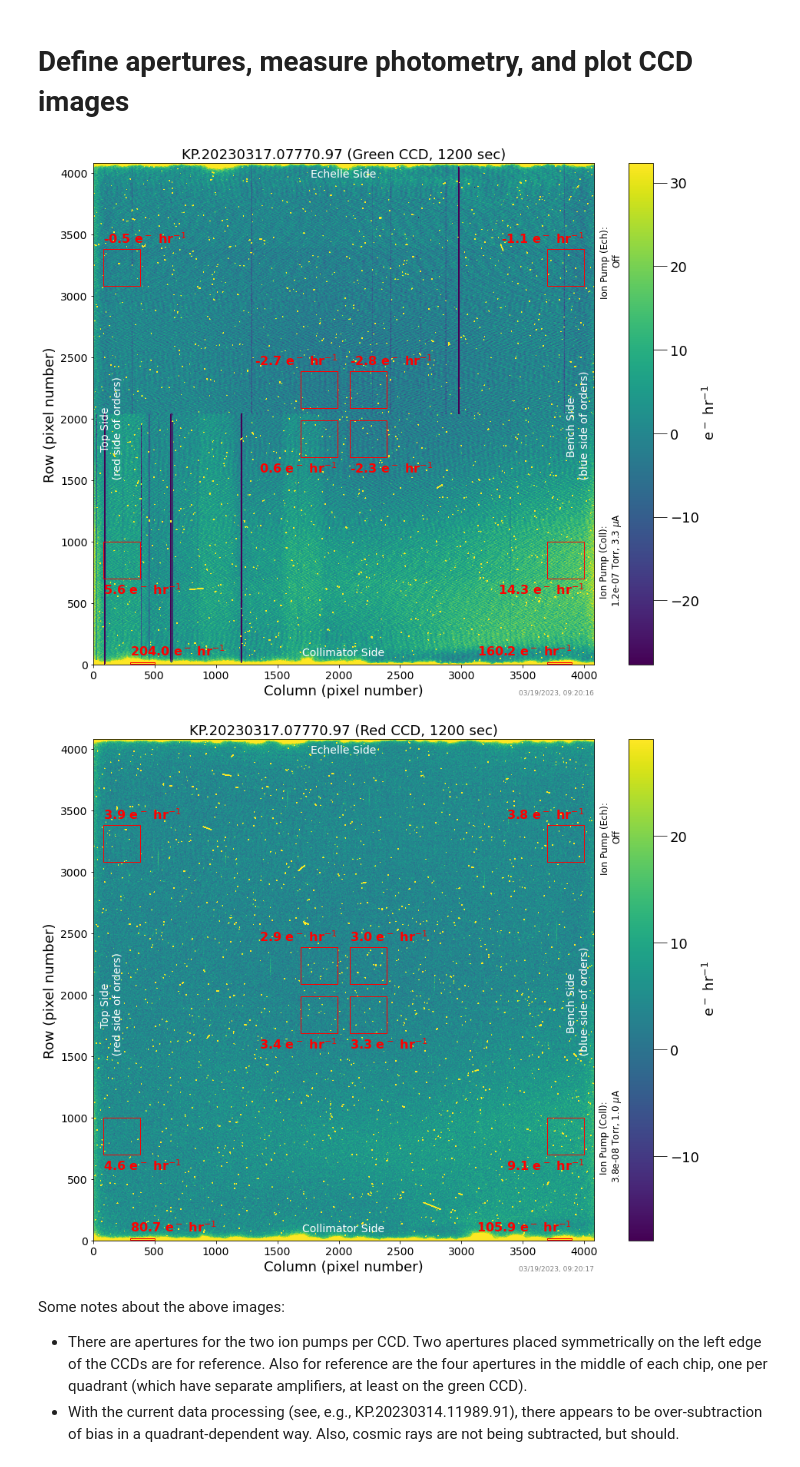
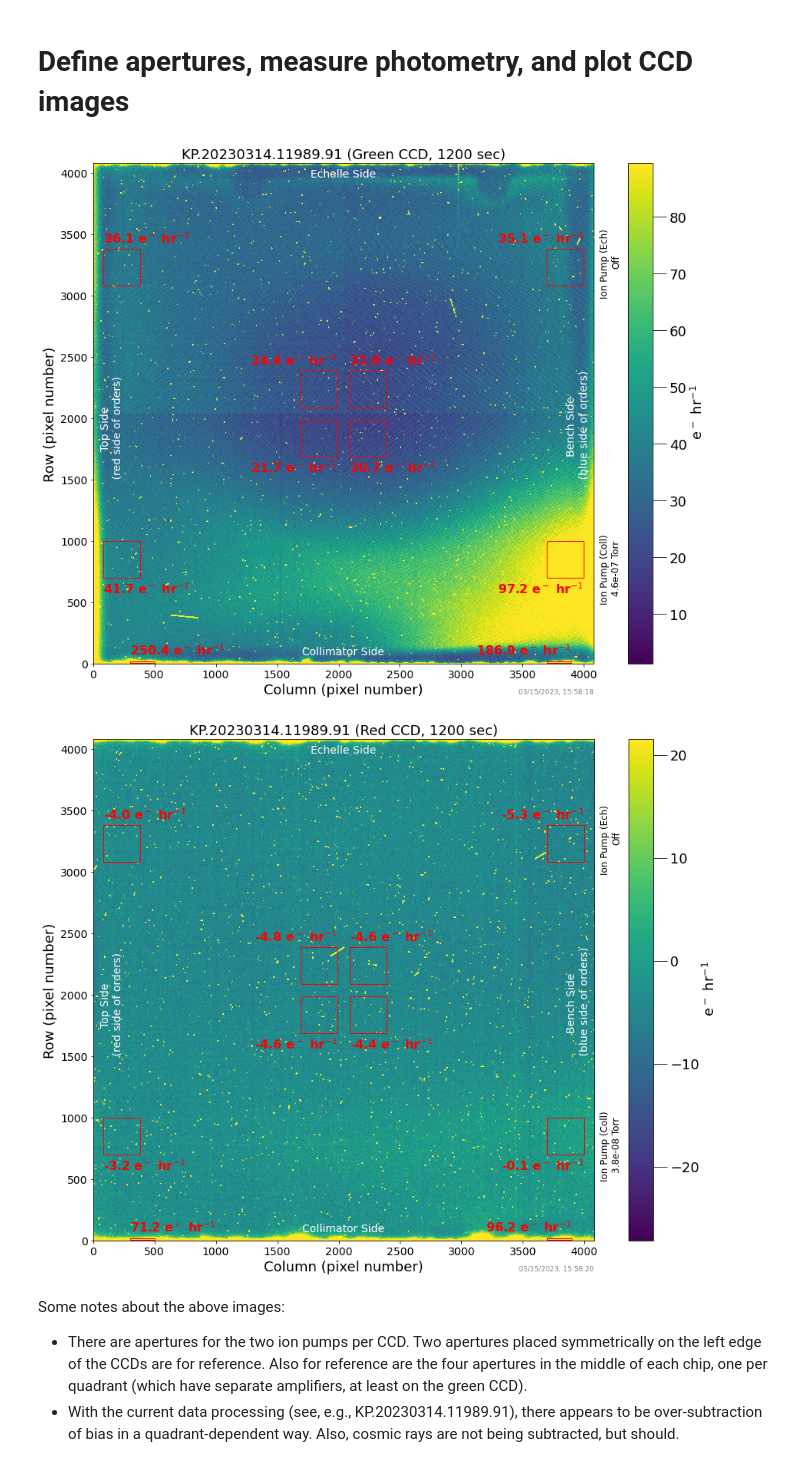
Before and after one commit to Keck-DataReductionPipelines/KPF-Pipeline, a Jupyter notebook: docs/source/tutorials/KPF_Data_Tutorial_2D_and_Ion_Pumps.ipynb, the cells around one changed output. Cells and saved outputs as stored; diff of their text form; code cells hidden in the pictures.

```diff
--- a/docs/source/tutorials/KPF_Data_Tutorial_2D_and_Ion_Pumps.ipynb
+++ b/docs/source/tutorials/KPF_Data_Tutorial_2D_and_Ion_Pumps.ipynb
@@ -23,7 +23,6 @@ out_dir = 'ion_pump_plots/'
 #ObsID = 'KP.20230314.03992.75' # dark frame just as ion pump was turned on after warmup
 #ObsID = 'KP.20230314.07774.61' # dark frame next - about 1 hr after ion pump turned on
 ObsID = 'KP.20230314.11989.91' # dark frame next - about 2 hr after ion pump turned on
-ObsID = 'KP.20230317.07770.97' # dark frame with ion pump currents recorded
 #ObsID = 'KP.20230311.29791.13' # bias frame
 #ObsID = 'KP.20230308.29360.64' # bias frame
 
@@ -81,15 +61,11 @@ for c in ccd:
         frame = D2['GREEN_CCD'].data
         coll_pressure_torr = df_telemetry.at['kpfgreen.COL_PRESS', 'average']
         ech_pressure_torr  = df_telemetry.at['kpfgreen.ECH_PRESS', 'average']
-        coll_current_a     = df_telemetry.at['kpfgreen.COL_CURR',  'average']
-        ech_current_a      = df_telemetry.at['kpfgreen.ECH_CURR',  'average']
         png_fn = out_dir + ObsID + '_green.png'
     elif c == 'red':
         frame = D2['RED_CCD'].data
         coll_pressure_torr = df_telemetry.at['kpfred.COL_PRESS', 'average']
         ech_pressure_torr  = df_telemetry.at['kpfred.ECH_PRESS', 'average']
-        coll_current_a     = df_telemetry.at['kpfred.COL_CURR',  'average']
-        ech_current_a      = df_telemetry.at['kpfred.ECH_CURR',  'average']
         png_fn = out_dir + ObsID + '_red.png'
 
     # Dark frame
@@ -122,8 +98,6 @@ for c in ccd:
     if do_print:
         print('Ion Pump pressure (Torr) - Collimator side: ' + f'{coll_pressure_torr:.1e}')
         print('Ion Pump pressure (Torr) - Echelle side: '    + f'{ech_pressure_torr:.1e}')
-        print('Ion Pump current (A) - Collimator side: '     + f'{coll_current_a:.1e}')
-        print('Ion Pump current (A) - Echelle side: '        + f'{ech_current_a:.1e}')
 
     # Plot
     if do_display or do_save_png:
@@ -163,39 +137,37 @@ for c in ccd:
                           (reg[r]['short'] == 'ech')  or
                           (reg[r]['short'] == 'coll') or
                           (reg[r]['short'] == 'amp2'))*('right')),
                      va=(((reg[r]['y1'] < 2080) and (reg[r]['y1'] > 100))*('top')+
                          ((reg[r]['y1'] > 2080) or (reg[r]['y1'] < 100))*('bottom'))
                     )
         now = datetime.now()
-        coll_text = 'Ion Pump (Coll): \n' + (f'{coll_pressure_torr:.1e}' + ' Torr, ' + f'{coll_current_a*1e6:.1f}' + ' $\mu$A')*(coll_pressure_torr > 1e-9) + ('Off')*(coll_pressure_torr < 1e-9)
-        ech_text  = 'Ion Pump (Ech): \n'  + (f'{ech_pressure_torr:.1e}'  + ' Torr, ' + f'{ech_current_a*1e6:.1f}'  + ' $\mu$A')*(ech_pressure_torr  > 1e-9) + ('Off')*(ech_pressure_torr < 1e-9)
         plt.text(4080, -250, now.strftime("%m/%d/%Y, %H:%M:%S"), size=9, ha='right', color='gray')
-        plt.text(4220,  500, coll_text, size=12, rotation=90, ha='center')
-        plt.text(4220, 3000, ech_text,  size=12, rotation=90, ha='center')
+        plt.text(4220,  500, 'Ion Pump (Coll) \n' +(f'{coll_pressure_torr:.1e}' + ' Torr')*(coll_pressure_torr > 1e-9) + ('Off')*(coll_pressure_torr < 1e-9), size=12, rotation=90, ha='center')
+        plt.text(4220, 3000, 'Ion Pump (Ech) \n'  +(f'{ech_pressure_torr:.1e}'  + ' Torr')*(ech_pressure_torr  > 1e-9) + ('Off')*(ech_pressure_torr < 1e-9),  size=12, rotation=90, ha='center')
         plt.text(3950, 1500, 'Bench Side\n (blue side of orders)', size=14, rotation=90, ha='center', color='white')
         plt.text( 150, 1500, 'Top Side\n (red side of orders)',    size=14, rotation=90, ha='center', color='white')
         plt.text(2040,   70, 'Collimator Side',                    size=14, rotation= 0, ha='center', color='white')
         plt.text(2040, 3970, 'Echelle Side',                       size=14, rotation= 0, ha='center', color='white')
         cbar = plt.colorbar()
         cbar.set_label(timelabel, fontsize=18)
         cbar.ax.tick_params(labelsize=18)
         cbar.ax.tick_params(size=18)
         plt.title(ObsID + ' (' + (c == 'green')*('Green CCD') + (c == 'red')*('Red CCD') + ', ' + str(round(exptime)) + ' sec)', fontsize=18)
         plt.xlabel('Column (pixel number)', fontsize=18)
         plt.ylabel('Row (pixel number)', fontsize=18)
         plt.xticks(fontsize=14)
         plt.yticks(fontsize=14)
         plt.grid(False)
         if do_save_png:
             plt.savefig(png_fn, facecolor='w')
         if do_display:
             plt.show()
 
 # close files
 D2.close()
 # %% [output]
-[figure, old version]
+[figure, new version]
-[figure, old version]
+[figure, new version]
 # %% [markdown]
 Some notes about the above images:
 * There are apertures for the two ion pumps per CCD.  Two apertures placed symmetrically on the left edge of the CCDs are for reference.  Also for reference are the four apertures in the middle of each chip, one per quadrant (which have separate amplifiers, at least on the green CCD).
```
Also changed, not shown: parts of 1 cell of this notebook, 21 other files.
